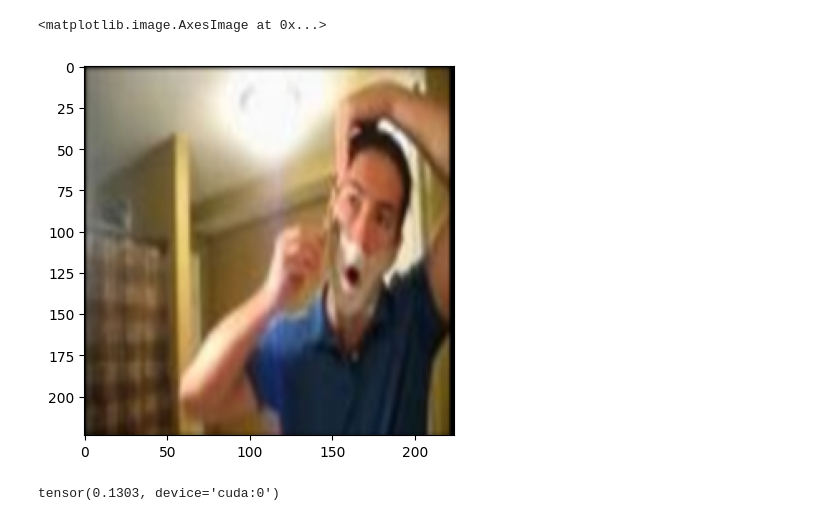
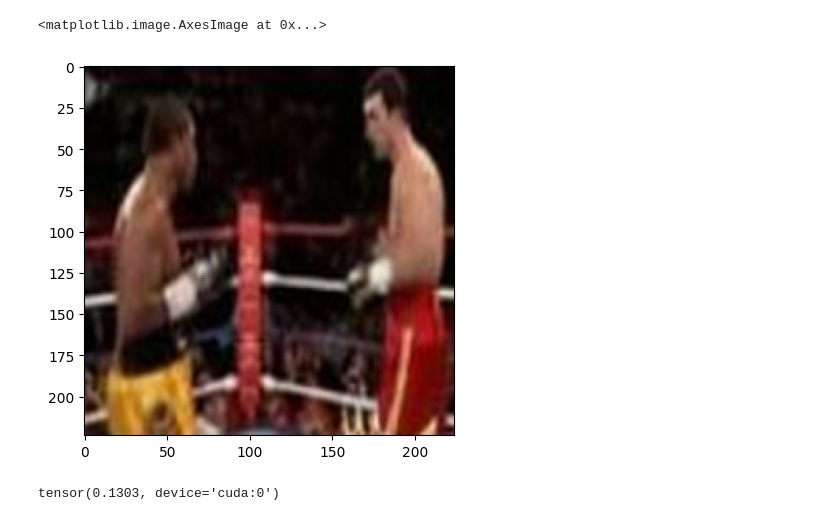
Before and after one commit to Dev-ori/DualFSAR, a Jupyter notebook: BLIP2_analysis.ipynb, the cells around one changed output. Cells and saved outputs as stored; diff of their text form; code cells hidden in the pictures.

```diff
--- a/BLIP2_analysis.ipynb
+++ b/BLIP2_analysis.ipynb
@@ -15,22 +28,22 @@ model, vis_processors, txt_processors = load_model_and_preprocess(name="blip2_fe
 # %%
-url = "shaving beard.png"
+url = "test_img.png"
 # response = requests.get(url)
 # raw_image = Image.open(BytesIO(response.content)).convert("RGB")
 raw_image = Image.open(url).convert("RGB")
 raw_image = raw_image.resize((224, 224))
 caption = "shopping mall"
 # setup device to use
 # load sample image
 # raw_image = Image.open("docs/_static/merlion.png")
 # we associate a model with its preprocessors to make it easier for inference.
 # prepare the image
 image = vis_processors["eval"](raw_image).unsqueeze(0).to(device)
 text_input = txt_processors["eval"](caption)
 sample = {"image": image, "text_input": [text_input]}
 plt.imshow(raw_image)
 # %% [output]
 <matplotlib.image.AxesImage at 0x...>
-[figure, old version]
+[figure, new version]
 # %%
 features_image = model.extract_features(sample, mode='image')
 # %%
```
Also changed, not shown: parts of 3 cells of this notebook, 4 other files.
